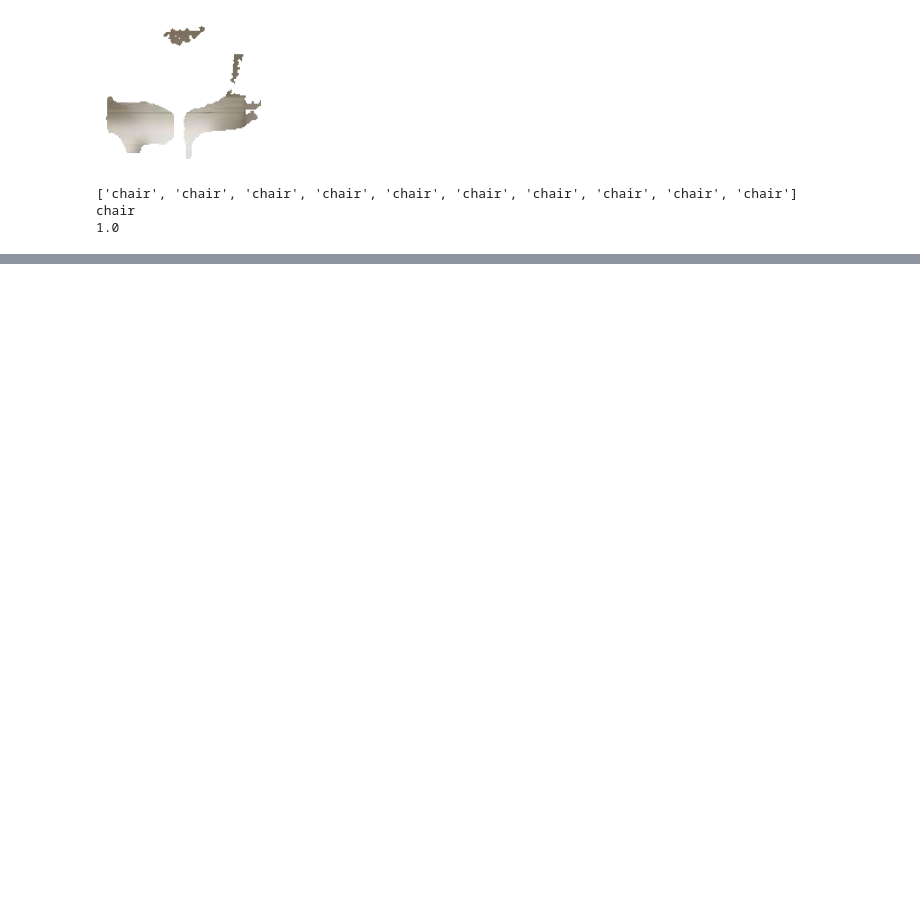
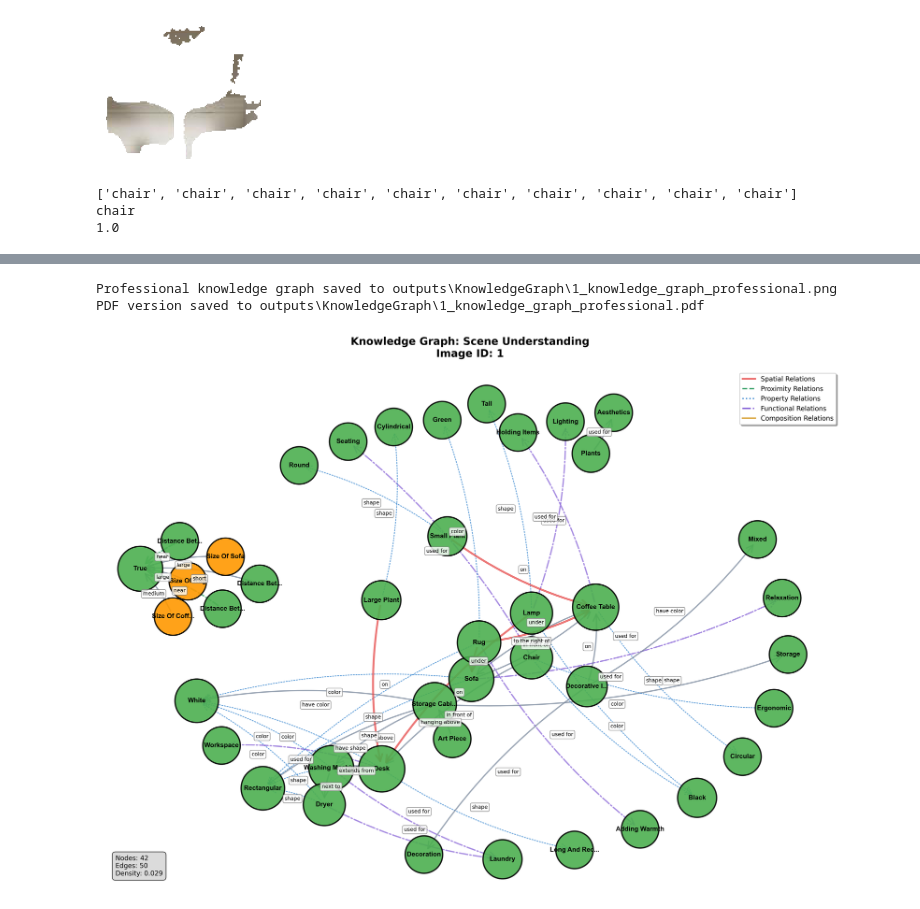
Before and after one commit to catarina-moreira/human_patterns_exploration, a Jupyter notebook: [4]_KG_Generation.ipynb, the cells around one changed output, grey strips where cells are left out. Drawn from its saved outputs; the diff is of its cells as text; code cells hidden in the pictures; blank space fills up the shorter version.

```diff
--- a/[4]_KG_Generation.ipynb
+++ b/[4]_KG_Generation.ipynb
@@ -85,0 +93,6 @@ KG.build_graph()
+# %%
+KG.plot_knowledge_graph()
+# %% [output]
+Professional knowledge graph saved to outputs\KnowledgeGraph\1_knowledge_graph_professional.png
+PDF version saved to outputs\KnowledgeGraph\1_knowledge_graph_professional.pdf
+[figure, added]
```
Also changed, not shown: parts of 4 cells of this notebook, 17 other files.
